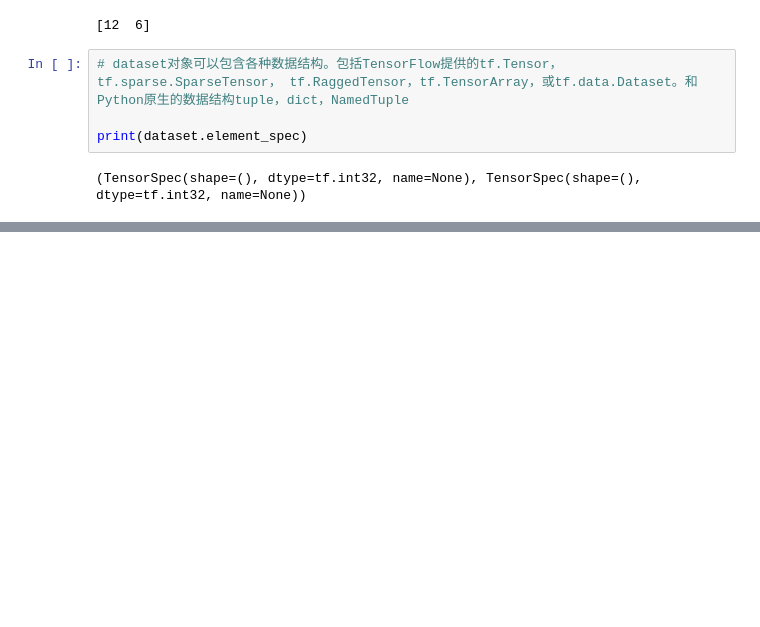
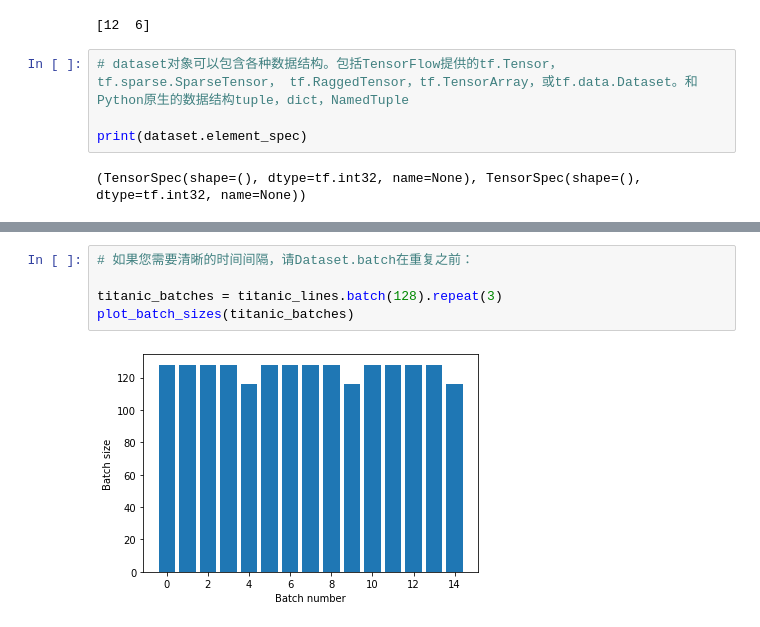
Before and after one commit to Estom/notes, a Jupyter notebook: Tensorflow/TensorFlow2.0/5 数据流水线.ipynb, the cells around one changed output, grey strips where cells are left out. Drawn from its saved outputs; the diff is of its cells as text; blank space fills up the shorter version.

```diff
--- a/Tensorflow/TensorFlow2.0/5 数据流水线.ipynb
+++ b/Tensorflow/TensorFlow2.0/5 数据流水线.ipynb
@@ -129,0 +159,7 @@ print(dataset.element_spec)
+# %%
+# 如果您需要清晰的时间间隔，请Dataset.batch在重复之前：
+
+titanic_batches = titanic_lines.batch(128).repeat(3)
+plot_batch_sizes(titanic_batches)
+# %% [output]
+[figure, added]
```
Also changed, not shown: parts of 17 cells of this notebook, 30 other files.
